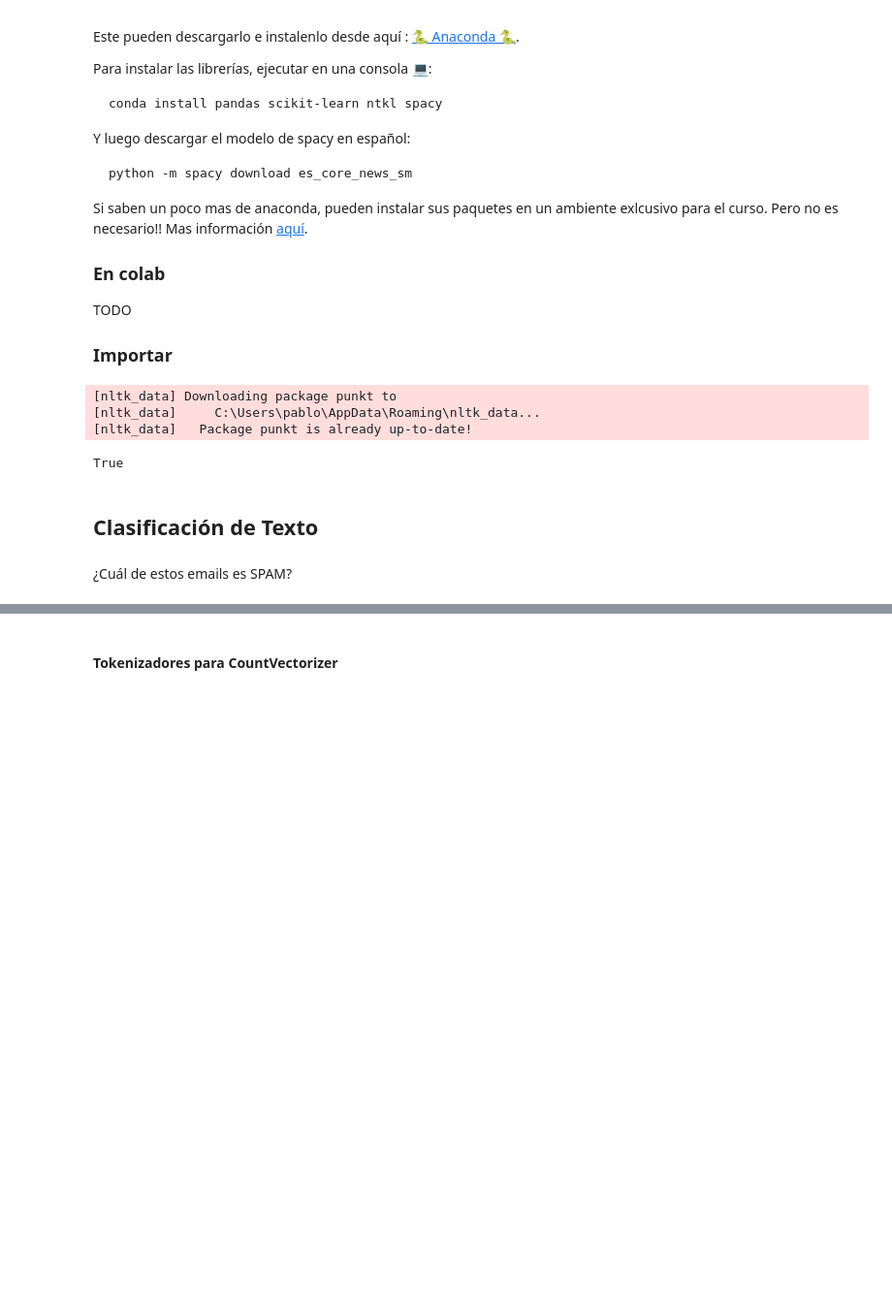
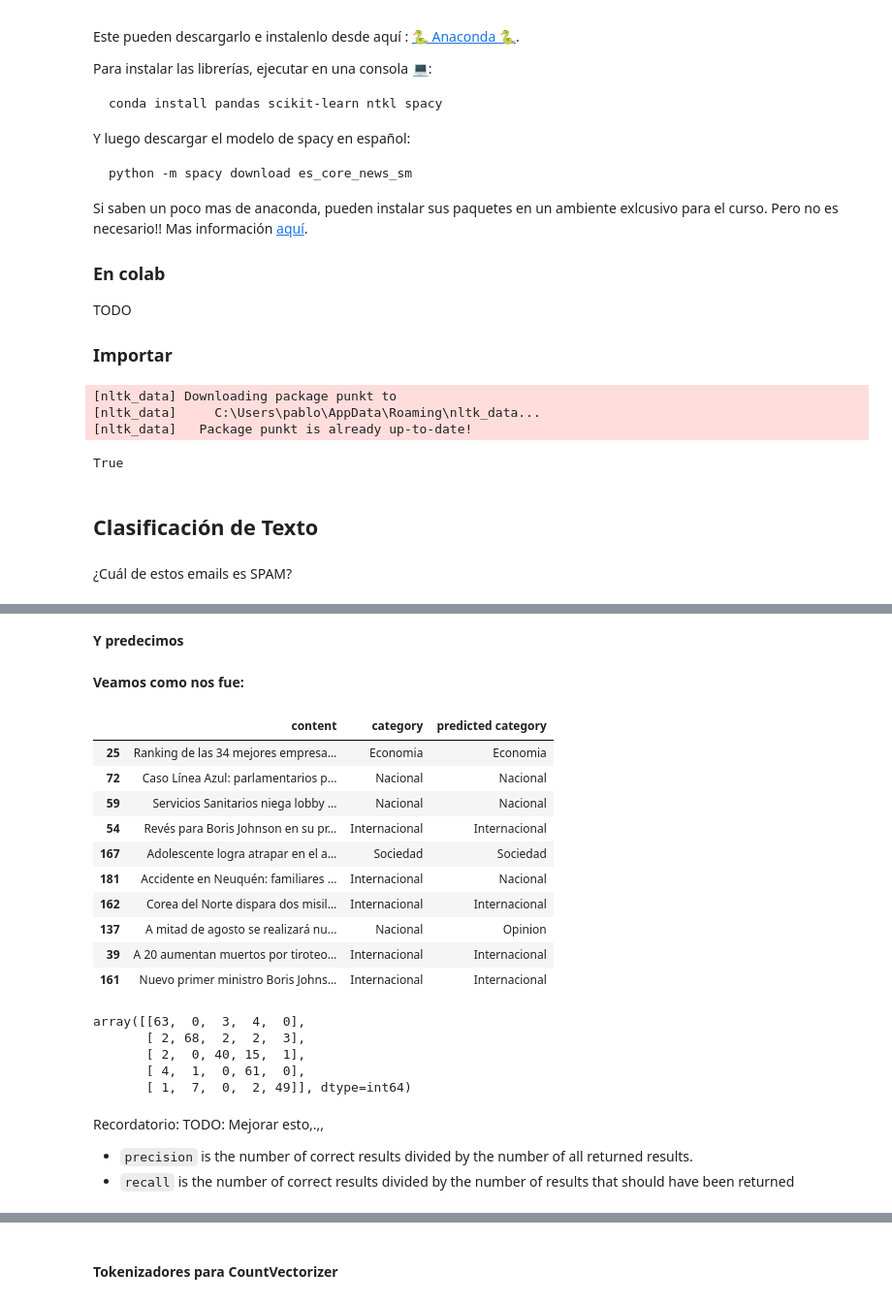
Before and after one commit to dccuchile/CC6205, a Jupyter notebook: tutorials/Auxiliar_1.ipynb, the cells around one changed output, grey strips where cells are left out. Shown: that part at 97% size. Saved outputs shown, nothing was run; the diff lists cells and outputs as text; code cells hidden in the pictures; blank space fills up the shorter version.

```diff
--- a/tutorials/Auxiliar_1.ipynb
+++ b/tutorials/Auxiliar_1.ipynb
@@ -296,0 +173,7 @@ En los tokenizadores podemos definir si dejar o quitar stopwords, lematizar, hac
+# %%
+dataset = pd.concat([nacional, internacional, economia, sociedad, opinion])
+# Dejamos solo el titulo y el contenido y la clase
+dataset = dataset[['title', 'content', 'category']]
+# Ahora, mezclamos el titulo y el contenido, dejando así solo dos columnas:
+dataset['content'] = dataset['title'] + dataset['content']
+dataset = dataset.drop(columns=['title'])
@@ -296,0 +198,5 @@ En los tokenizadores podemos definir si dejar o quitar stopwords, lematizar, hac
+# %%
+X_train, X_test, y_train, y_test = train_test_split(dataset.content,
+                                                    dataset.category,
+                                                    test_size=0.33,
+                                                    random_state=42)
@@ -296,0 +250,9 @@ En los tokenizadores podemos definir si dejar o quitar stopwords, lematizar, hac
+# %%
+# Definimos el vectorizador para convertir el texto a BoW:
+vectorizer = CountVectorizer()
+
+# Definimos el clasificador que usaremos.
+clf = MultinomialNB()
+
+# Creamos el pipeline
+text_clf = Pipeline([('vect', vectorizer), ('clf', clf)])
@@ -296,0 +279,35 @@ En los tokenizadores podemos definir si dejar o quitar stopwords, lematizar, hac
+# %% [markdown]
+**Y predecimos**
+# %%
+y_pred = text_clf.predict(X_test)
+# %% [markdown]
+**Veamos como nos fue:**
+# %%
+# algunos ejemplos:
+pd.DataFrame({'content': X_test, 'category':y_test, 'predicted category': y_pred}).sample(10)
+# %% [output]
+|  | content | category | predicted category |
+| 25 | Ranking de las 34 mejores empresa... | Economia | Economia |
+| 72 | Caso Línea Azul: parlamentarios p... | Nacional | Nacional |
+| 59 | Servicios Sanitarios niega lobby ... | Nacional | Nacional |
+| 54 | Revés para Boris Johnson en su pr... | Internacional | Internacional |
+| 167 | Adolescente logra atrapar en el a... | Sociedad | Sociedad |
+| 181 | Accidente en Neuquén: familiares ... | Internacional | Nacional |
+| 162 | Corea del Norte dispara dos misil... | Internacional | Internacional |
+| 137 | A mitad de agosto se realizará nu... | Nacional | Opinion |
+| 39 | A 20 aumentan muertos por tiroteo... | Internacional | Internacional |
+| 161 | Nuevo primer ministro Boris Johns... | Internacional | Internacional |
+# %%
+# usando la matriz de confusión:
+confusion_matrix(y_test, y_pred)
+# %% [output]
+array([[63,  0,  3,  4,  0],
+       [ 2, 68,  2,  2,  3],
+       [ 2,  0, 40, 15,  1],
+       [ 4,  1,  0, 61,  0],
+       [ 1,  7,  0,  2, 49]], dtype=int64)
+# %% [markdown]
+Recordatorio:
+TODO: Mejorar esto,.,,
+- `precision` is the number of correct results divided by the number of all returned results.
+- `recall` is the number of correct results divided by the number of results that should have been returned
```
Also changed, not shown: parts of 96 cells of this notebook.
